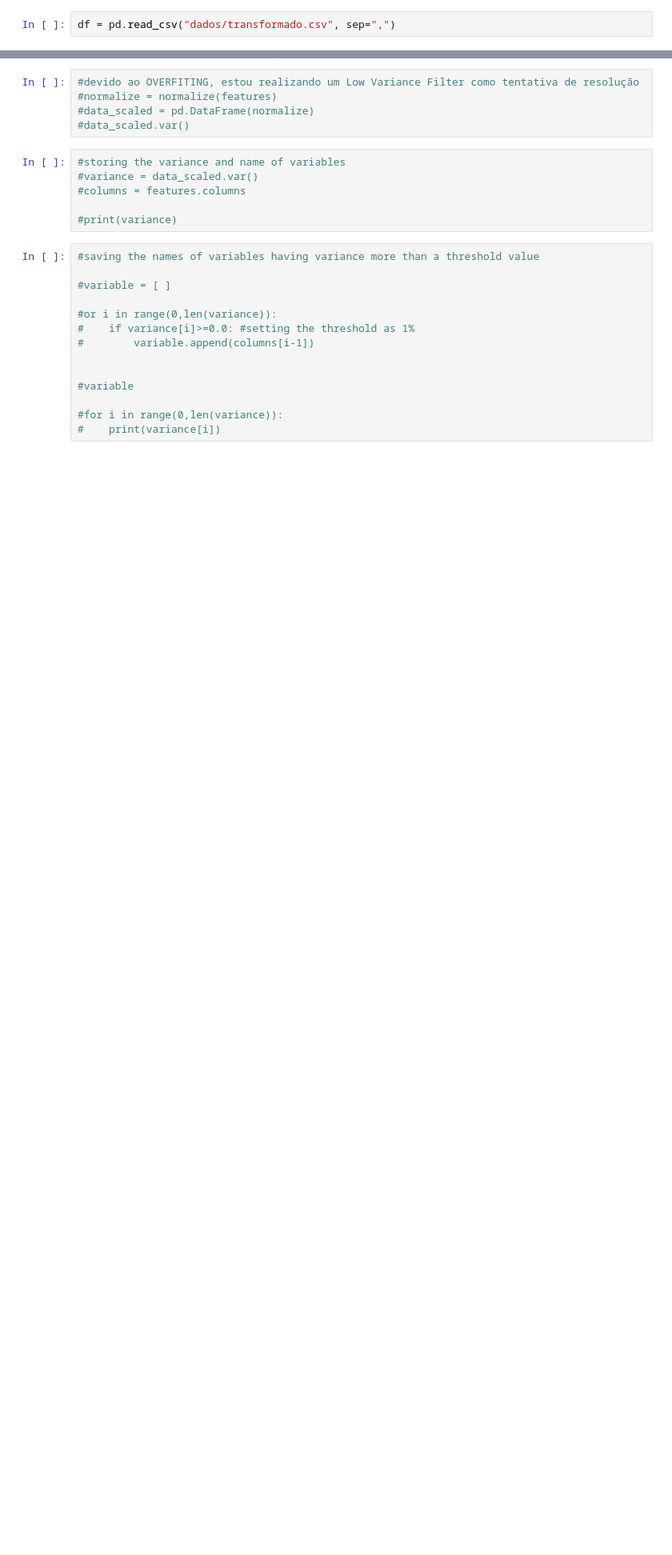
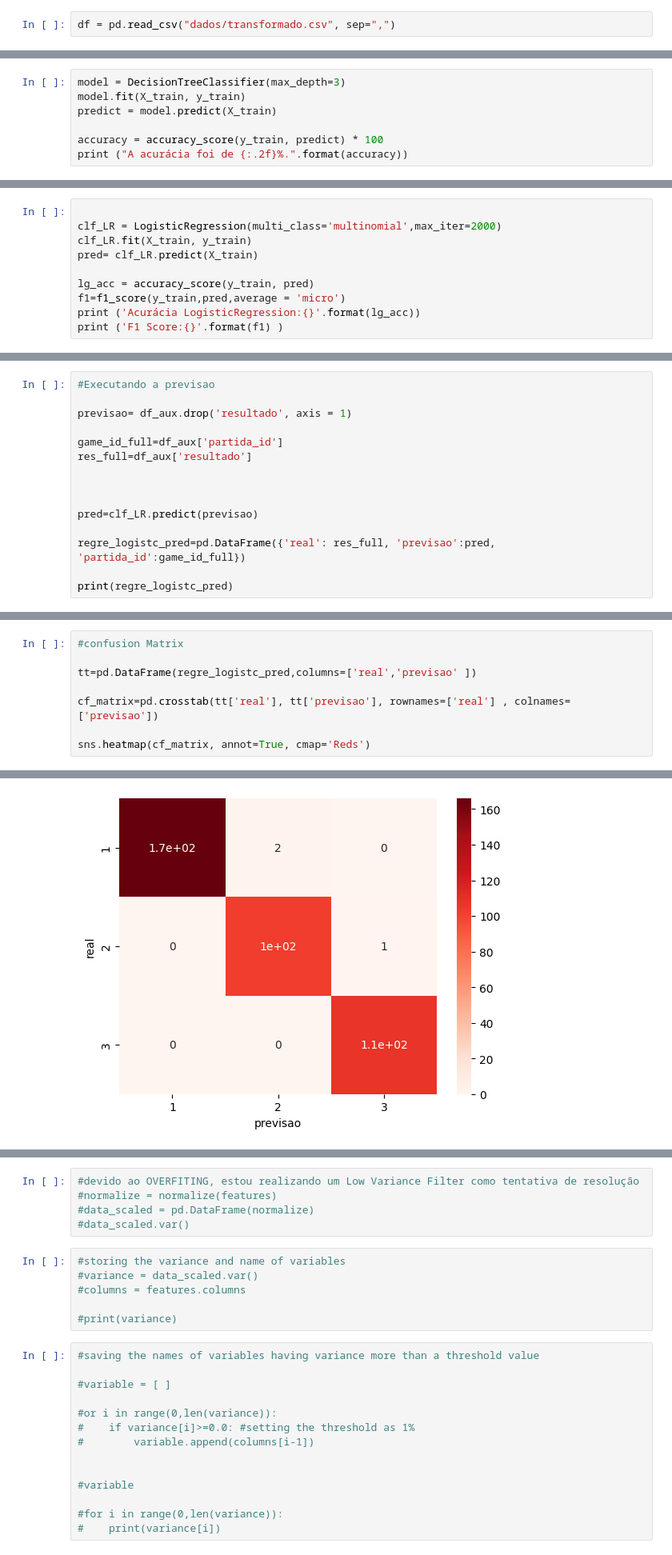
Before and after one commit to vbddinho/puc_minas_machine, a Jupyter notebook: 3-machineLearning.ipynb, the cells around one changed output, grey strips where cells are left out. Shown at 80% size. Drawn from its saved outputs; the diff is of its cells as text; blank space fills up the shorter version.

```diff
--- a/3-machineLearning.ipynb
+++ b/3-machineLearning.ipynb
@@ -67,0 +125,7 @@ df.tail()
+# %%
+model = DecisionTreeClassifier(max_depth=3)
+model.fit(X_train, y_train)
+predict = model.predict(X_train)
+
+accuracy = accuracy_score(y_train, predict) * 100
+print ("A acurácia foi de {:.2f}%.".format(accuracy))
@@ -67,0 +211,10 @@ df.tail()
+# %%
+
+clf_LR = LogisticRegression(multi_class='multinomial',max_iter=2000)
+clf_LR.fit(X_train, y_train)
+pred= clf_LR.predict(X_train)
+
+lg_acc = accuracy_score(y_train, pred)
+f1=f1_score(y_train,pred,average = 'micro')
+print ('Acurácia LogisticRegression:{}'.format(lg_acc))
+print ('F1 Score:{}'.format(f1) )
@@ -67,0 +231,15 @@ df.tail()
+# %%
+#Executando a previsao
+
+previsao= df_aux.drop('resultado', axis = 1)
+
+game_id_full=df_aux['partida_id']
+res_full=df_aux['resultado']
+
+
+
+pred=clf_LR.predict(previsao)
+
+regre_logistc_pred=pd.DataFrame({'real': res_full, 'previsao':pred, 'partida_id':game_id_full})
+
+print(regre_logistc_pred)
@@ -67,0 +261,9 @@ df.tail()
+# %%
+#confusion Matrix
+
+tt=pd.DataFrame(regre_logistc_pred,columns=['real','previsao' ])
+
+cf_matrix=pd.crosstab(tt['real'], tt['previsao'], rownames=['real'] , colnames=['previsao'])
+
+sns.heatmap(cf_matrix, annot=True, cmap='Reds')
+# %% [output]
@@ -67,0 +271 @@ df.tail()
+[figure, added]
```
Also changed, not shown: parts of 38 cells of this notebook, 2 other files.
